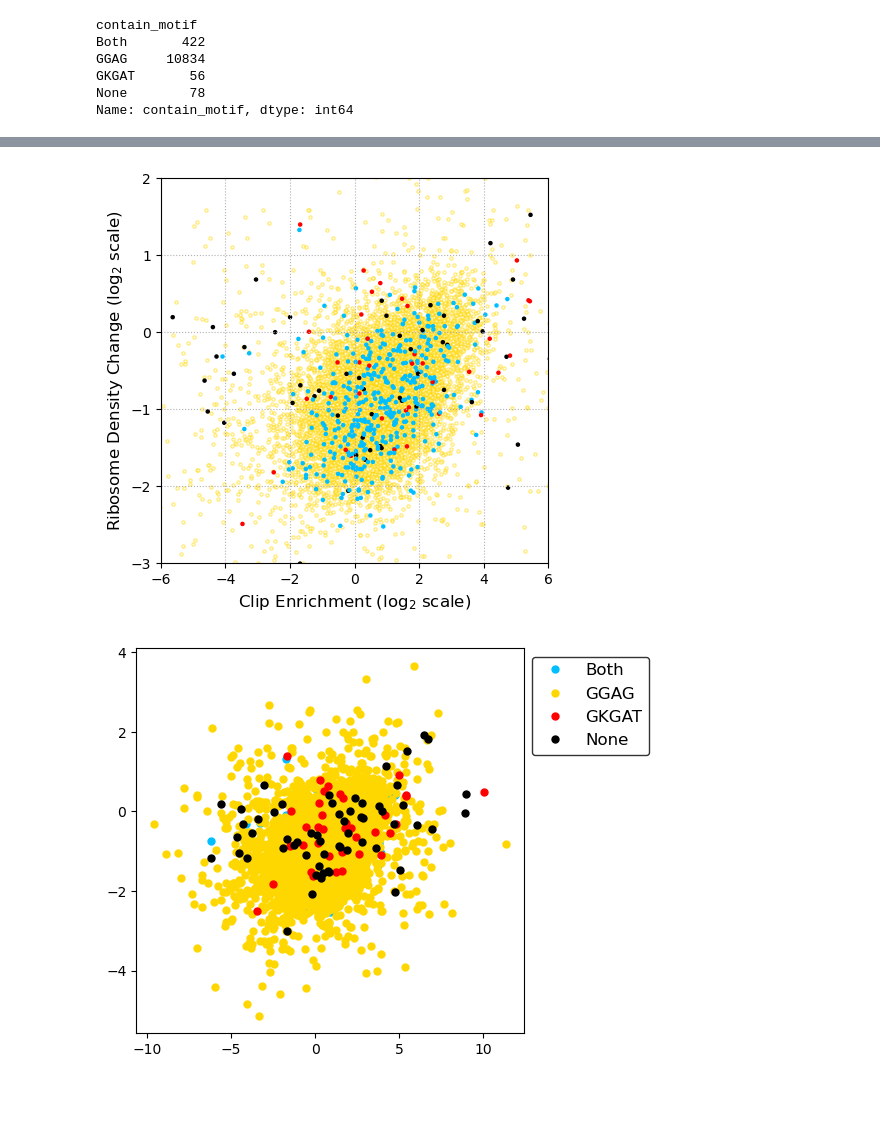
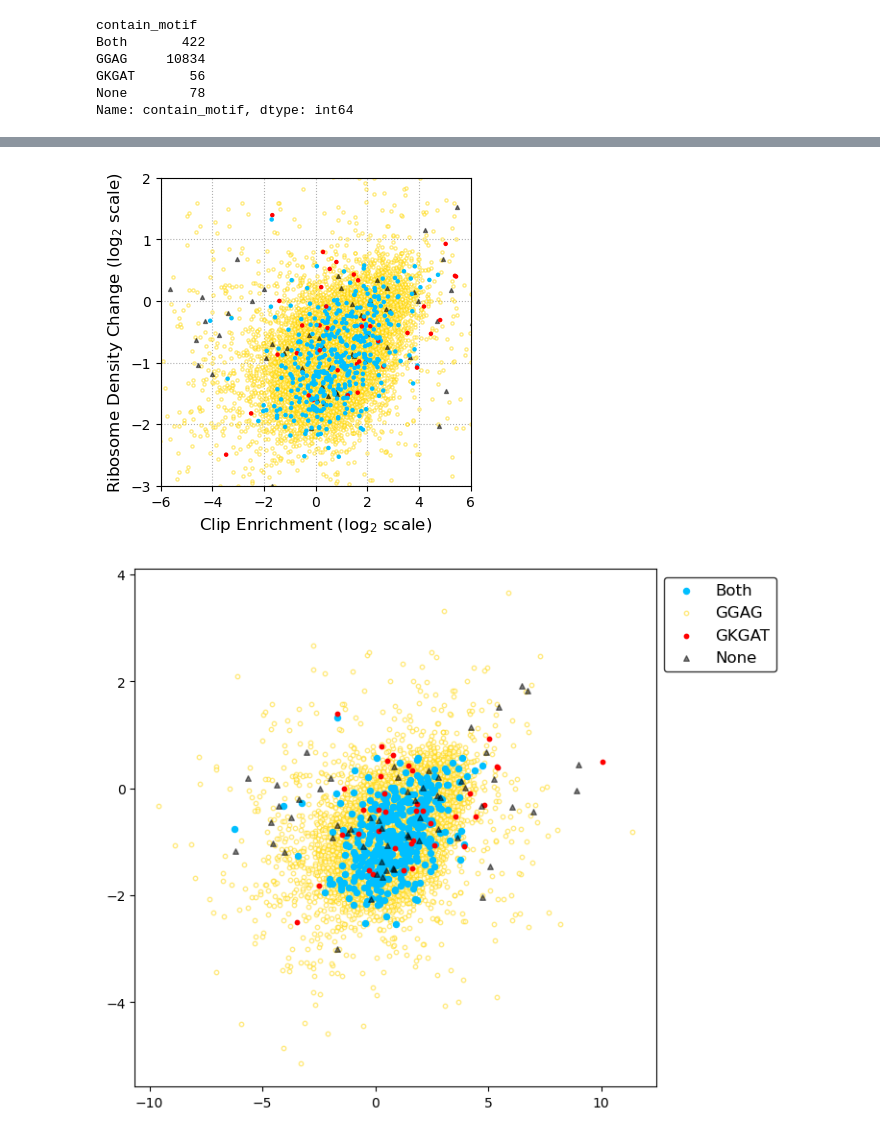
Before and after one commit to raccoon-cm/bioinfo1_2023, a Jupyter notebook: TermProj_2023_presentation_CM.ipynb, the cells around one changed output, grey strips where cells are left out. Cells and saved outputs as stored; diff of their text form; code cells hidden in the pictures; blank space fills up the shorter version.

Commit message:
Draw the final plots

```diff
--- a/TermProj_2023_presentation_CM.ipynb
+++ b/TermProj_2023_presentation_CM.ipynb
@@ -1200,3 +1200,6 @@ GGAG     10834
 GKGAT       56
 None        78
 Name: contain_motif, dtype: int64
+# %%
+cnts_filtered_both_gkgat = cnts_filtered[(cnts_filtered['contain_motif']=='Both')|(cnts_filtered['contain_motif']=='GKGAT')].copy()
+cnts_filtered_both_gkgat
@@ -1203,5 +1239,5 @@ Name: contain_motif, dtype: int64
 # %%
-fig, ax = plt.subplots(1, 1, figsize = (5,5))
+fig, ax = plt.subplots(1, 1, figsize = (4, 4))
 
 colors = {'Both': 'deepskyblue', 'GGAG': 'gold', 'GKGAT': 'red', 'None': 'black'}
 
@@ -1210,57 +1246,63 @@ colors = {'Both': 'deepskyblue', 'GGAG': 'gold', 'GKGAT': 'red', 'None': 'black'
         c='gray',s=1, alpha = 0.5)"""
 ax.scatter(np.log2(cnts_filtered[cnts_filtered['contain_motif']=='GGAG']['clip_enrichment']),
         np.log2(cnts_filtered[cnts_filtered['contain_motif']=='GGAG']['rden_change']),
-        c='w', edgecolor='gold',s=5, alpha = 0.5, zorder = 1)
+        c='w', edgecolor='gold',s=5, alpha = 0.5, zorder = 2)
 
-ax.scatter(np.log2(cnts_filtered[cnts_filtered['contain_motif']!='GGAG']['clip_enrichment']),
-        np.log2(cnts_filtered[cnts_filtered['contain_motif']!='GGAG']['rden_change']),
-        c=[colors[motif] for motif in cnts_filtered[cnts_filtered['contain_motif']!='GGAG']['contain_motif']],
-        s=5, zorder = 1)
+ax.scatter(np.log2(cnts_filtered[cnts_filtered['contain_motif']=='None']['clip_enrichment']),
+        np.log2(cnts_filtered[cnts_filtered['contain_motif']=='None']['rden_change']),
+        c='black', marker = '^',s=8, alpha = 0.5, zorder = 2)
+
+ax.scatter(np.log2(cnts_filtered_both_gkgat['clip_enrichment']),
+        np.log2(cnts_filtered_both_gkgat['rden_change']),
+        c=[colors[motif] for motif in cnts_filtered_both_gkgat['contain_motif']],
+        s=5, zorder = 2)
 ax.set_xlim((-6, 6))
 ax.set_ylim((-3, 2))
 ax.set_xlabel(r'Clip Enrichment (log$_2$ scale)', fontsize = 12)
 ax.set_ylabel(r'Ribosome Density Change (log$_2$ scale)', fontsize = 12)
-ax.grid(True, zorder=0, linestyle = 'dotted')
-plt.savefig('scatter_clip_riboseq_withmotif.png', dpi = 600)
+ax.grid(True, zorder=1, linestyle = 'dotted')
+plt.savefig('scatter_clip_riboseq_withmotif.pdf', dpi = 300, bbox_inches = 'tight')
 # %% [output]
-[figure, old version]
+[figure, new version]
 # %%
 # for legend
-fig, ax = plt.subplots(1, 1, figsize = (5,5))
+fig, ax = plt.subplots(1, 1, figsize = (7,7))
 
-motif = cnts_filtered.groupby('contain_motif')
+motif = cnts_filtered_both_gkgat.groupby('contain_motif')
 
 ax.scatter(np.log2(cnts_filtered[cnts_filtered['contain_motif']=='GGAG']['clip_enrichment']),
         np.log2(cnts_filtered[cnts_filtered['contain_motif']=='GGAG']['rden_change']),
-        c='w', edgecolor='gold',s=5, alpha = 0.5, zorder = 1)
+        c='w', edgecolor='gold',s=10, alpha = 0.5, zorder = 1, label = 'GGAG')
 
-for name, group in motif:
-    ax.plot(np.log2(group.clip_enrichment),
-            np.log2(group.rden_change),
-            marker = 'o',
-            linestyle = '',
-            ms=5,
-            c=colors[name],
-            label = name,
-            alpha = 1
-            )
+ax.scatter(np.log2(cnts_filtered[cnts_filtered['contain_motif']=='Both']['clip_enrichment']),
+        np.log2(cnts_filtered[cnts_filtered['contain_motif']=='Both']['rden_change']),
+        c='deepskyblue',s=19, alpha = 1, zorder = 1, label = 'Both')
+
+ax.scatter(np.log2(cnts_filtered[cnts_filtered['contain_motif']=='GKGAT']['clip_enrichment']),
+        np.log2(cnts_filtered[cnts_filtered['contain_motif']=='GKGAT']['rden_change']),
+        c='r',s=10, alpha = 1, zorder = 1, label = 'GKGAT')
+
+ax.scatter(np.log2(cnts_filtered[cnts_filtered['contain_motif']=='None']['clip_enrichment']),
+        np.log2(cnts_filtered[cnts_filtered['contain_motif']=='None']['rden_change']),
+        c='black', marker = '^',s=16, alpha = 0.5, zorder = 1, label = 'None')
+
 
 config_legend = dict( ## 범례 설정
     loc = 'upper left', # 범례 위치 설정
     edgecolor='k' # 범례 박스 테두리
 )
 
 handles, labels = ax.get_legend_handles_labels() ## 범례 처리되는 요소와 해당 라벨
 
 dict_labels_handles = dict(zip(labels, handles)) ## 라벨을 키로 요소를 밸류로 하는 딕셔너리 생성
 
 labels = ['Both','GGAG','GKGAT','None'] ## 원하는 순서 라벨
 handles = [dict_labels_handles[l] for l in labels] ## 라벨 순서에 맞게 요소 재배치
 
 ax.legend(handles,labels,**config_legend, bbox_to_anchor=(1, 1), fontsize = 12) ## 범례 표시
-plt.savefig('scatter_clip_riboseq_withmotif_legend.png', dpi = 600)
+plt.savefig('scatter_clip_riboseq_withmotif_legend.pdf', dpi = 600, bbox_inches = 'tight')
 # %% [output]
-[figure, old version]
+[figure, new version]
 # %%
 def exceptinf(df):
     df = df.replace([np.inf, -np.inf], np.nan)
```
Also changed, not shown: parts of 6 cells of this notebook, 4 other files.
